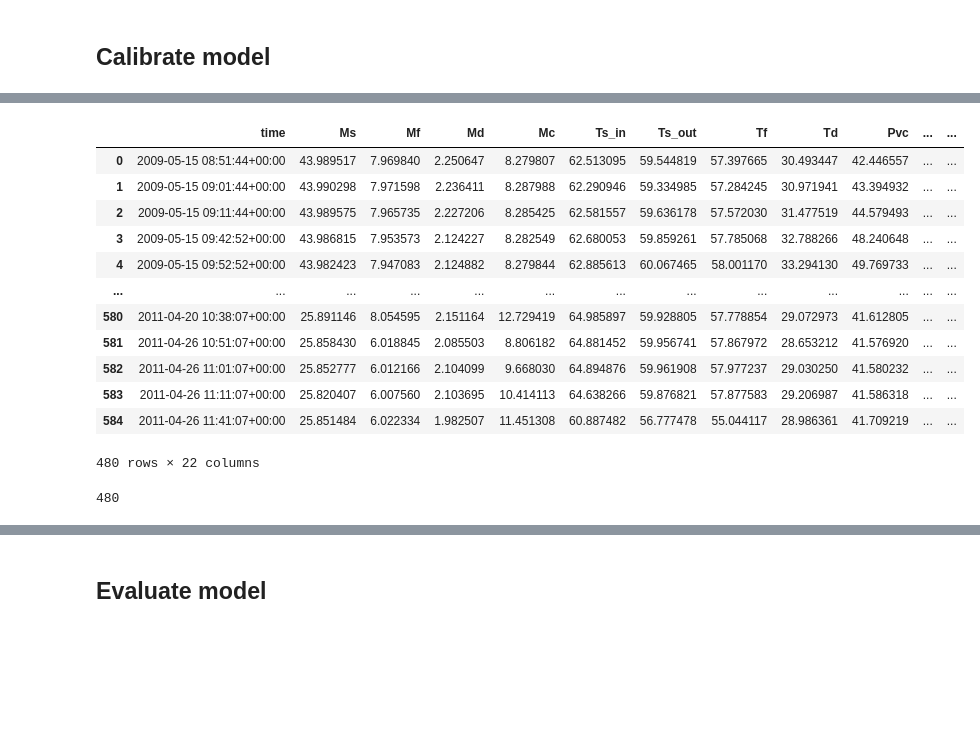
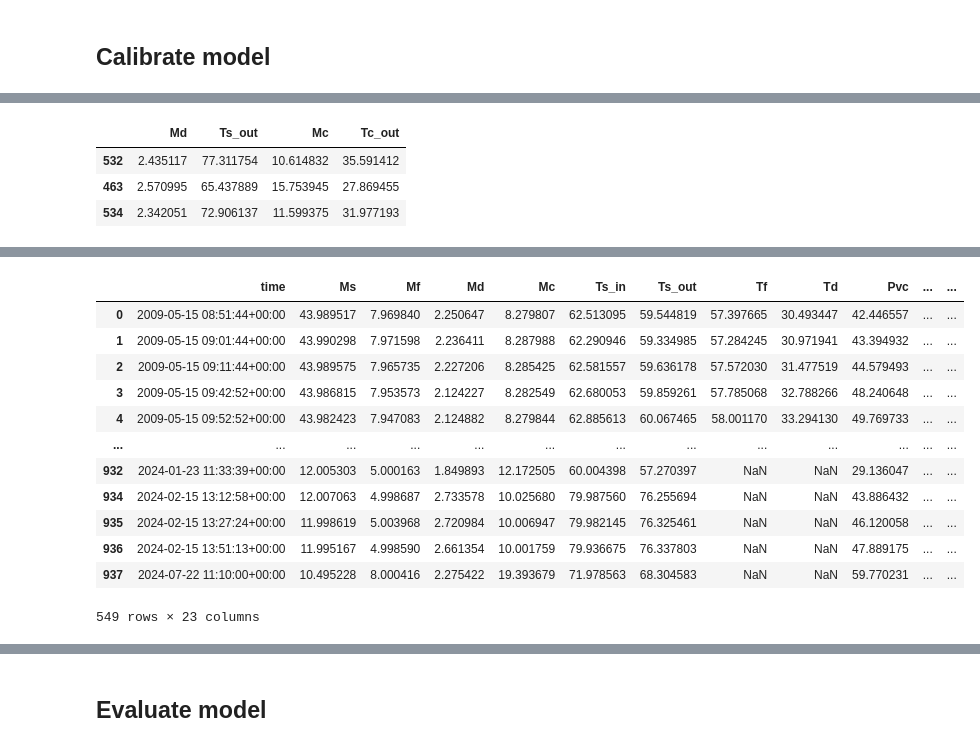
Before and after one commit to juan11iguel/SolarMED, a Jupyter notebook: modeling/notebooks/model_calibrations/med_gpr.ipynb, the cells around one changed output, grey strips where cells are left out. Cells and saved outputs as stored; diff of their text form; code cells hidden in the pictures; blank space fills up the shorter version.

```diff
--- a/modeling/notebooks/model_calibrations/med_gpr.ipynb
+++ b/modeling/notebooks/model_calibrations/med_gpr.ipynb
@@ -60,0 +129,8 @@ Index(['time', 'Ms', 'Mf', 'Md', 'Mc', 'Ts_in', 'Ts_out', 'Tf', 'Td', 'Pvc',
+# %%
+data = pd.read_csv(data_path / "datasets/med_exp_campaigns_operation_points.csv") # "datasets/med_2009_2012_exp_campaign_operation_points.csv")# "datasets/med_exp_campaigns_operation_points.csv")
+
+data["deltaTc"] = data["Tc_out"] - data["Tc_in"]
+# Important! Cooling flow measurements prior to october 2021 include extra 4 m³/h from the vacuum system
+# data.loc[data["time"] < "2021-10-01", "Mc"] += 4.0
+
+data
@@ -61,3 +151,10 @@ Index(['time', 'Ms', 'Mf', 'Md', 'Mc', 'Ts_in', 'Ts_out', 'Tf', 'Td', 'Pvc',
+# %%
+dfs_dict["ref_val"].iloc[[1, 12, 75]]
+# %% [output]
+|  | Md | Ts_out | Mc | Tc_out |
+| 532 | 2.435117 | 77.311754 | 10.614832 | 35.591412 |
+| 463 | 2.570995 | 65.437889 | 15.753945 | 27.869455 |
+| 534 | 2.342051 | 72.906137 | 11.599375 | 31.977193 |
 # %%
 # Filter operation points
 """
@@ -70,33 +167,35 @@ Points are considered different and thus valid if:
 - ΔTc,out > 0.5
 """
 
+len0 = len(data)
 filtered_data = data.copy()
 init_len = 0
 while init_len != len(filtered_data):
     init_len = len(filtered_data)
 
     # Filter points based on the given conditions
-    filtered_data = data[
-        (data['Ts_in'].diff().abs() > 0.5) |
-        (data['Ts_out'].diff().abs() > 0.5) |
-        (data['Tc_out'].diff().abs() > 1.5) |
-        (data['Ms'].diff().abs() / 3.6 > 0.2) |
-        (data['Mf'].diff().abs() > 0.5) |
-        (data['Tc_out'].diff().abs() > 0.5)
-    ]
+    # filtered_data = data[
+    #     (data['Ts_in'].diff().abs() > 0.5) |
+    #     (data['Ts_out'].diff().abs() > 0.5) |
+    #     (data['Tc_out'].diff().abs() > 1.5) |
+    #     (data['Ms'].diff().abs() / 3.6 > 0.2) |
+    #     (data['Mf'].diff().abs() > 0.5) |
+    #     (data['deltaTc'].diff().abs() > 0.5)
+    # ]
 
     # Filter points out of range
     filtered_data = data[
-        (data['Ts_in'].between(52, 75)) &
+        (data['Ts_in'].between(52, 81)) &
         (data['Tc_out'].between(18, 40)) &
         (data['Tc_in'].between(12, 33.8)) &
-        (data['Md'] >= 1.8) &
-        (data['Mf'].between(5, 9))
+        (data['Md'] >= 1.6) &
+        (data['Mc'] < 25.) &
+        (data['Mf'].between(4.8, 9.5)) &
+        (data['deltaTc'].between(2., 25))
     ]
 
-
+logger.info(f"Filtered {len0 - len(filtered_data)} points, remaining {len(filtered_data)} points.")
 display(filtered_data)
-print(f"{len(filtered_data)}")
 
 data = filtered_data
 # %% [output]
@@ -103,14 +203,13 @@ data = filtered_data
 |  | time | Ms | Mf | Md | Mc | Ts_in | Ts_out | Tf | Td | Pvc | ... | ... |
 | 0 | 2009-05-15 08:51:44+00:00 | 43.989517 | 7.969840 | 2.250647 | 8.279807 | 62.513095 | 59.544819 | 57.397665 | 30.493447 | 42.446557 | ... | ... |
 | 1 | 2009-05-15 09:01:44+00:00 | 43.990298 | 7.971598 | 2.236411 | 8.287988 | 62.290946 | 59.334985 | 57.284245 | 30.971941 | 43.394932 | ... | ... |
 | 2 | 2009-05-15 09:11:44+00:00 | 43.989575 | 7.965735 | 2.227206 | 8.285425 | 62.581557 | 59.636178 | 57.572030 | 31.477519 | 44.579493 | ... | ... |
 | 3 | 2009-05-15 09:42:52+00:00 | 43.986815 | 7.953573 | 2.124227 | 8.282549 | 62.680053 | 59.859261 | 57.785068 | 32.788266 | 48.240648 | ... | ... |
 | 4 | 2009-05-15 09:52:52+00:00 | 43.982423 | 7.947083 | 2.124882 | 8.279844 | 62.885613 | 60.067465 | 58.001170 | 33.294130 | 49.769733 | ... | ... |
 | ... | ... | ... | ... | ... | ... | ... | ... | ... | ... | ... | ... | ... |
-| 580 | 2011-04-20 10:38:07+00:00 | 25.891146 | 8.054595 | 2.151164 | 12.729419 | 64.985897 | 59.928805 | 57.778854 | 29.072973 | 41.612805 | ... | ... |
-| 581 | 2011-04-26 10:51:07+00:00 | 25.858430 | 6.018845 | 2.085503 | 8.806182 | 64.881452 | 59.956741 | 57.867972 | 28.653212 | 41.576920 | ... | ... |
-| 582 | 2011-04-26 11:01:07+00:00 | 25.852777 | 6.012166 | 2.104099 | 9.668030 | 64.894876 | 59.961908 | 57.977237 | 29.030250 | 41.580232 | ... | ... |
-| 583 | 2011-04-26 11:11:07+00:00 | 25.820407 | 6.007560 | 2.103695 | 10.414113 | 64.638266 | 59.876821 | 57.877583 | 29.206987 | 41.586318 | ... | ... |
-| 584 | 2011-04-26 11:41:07+00:00 | 25.851484 | 6.022334 | 1.982507 | 11.451308 | 60.887482 | 56.777478 | 55.044117 | 28.986361 | 41.709219 | ... | ... |
+| 932 | 2024-01-23 11:33:39+00:00 | 12.005303 | 5.000163 | 1.849893 | 12.172505 | 60.004398 | 57.270397 | NaN | NaN | 29.136047 | ... | ... |
+| 934 | 2024-02-15 13:12:58+00:00 | 12.007063 | 4.998687 | 2.733578 | 10.025680 | 79.987560 | 76.255694 | NaN | NaN | 43.886432 | ... | ... |
+| 935 | 2024-02-15 13:27:24+00:00 | 11.998619 | 5.003968 | 2.720984 | 10.006947 | 79.982145 | 76.325461 | NaN | NaN | 46.120058 | ... | ... |
+| 936 | 2024-02-15 13:51:13+00:00 | 11.995167 | 4.998590 | 2.661354 | 10.001759 | 79.936675 | 76.337803 | NaN | NaN | 47.889175 | ... | ... |
+| 937 | 2024-07-22 11:10:00+00:00 | 10.495228 | 8.000416 | 2.275422 | 19.393679 | 71.978563 | 68.304583 | NaN | NaN | 59.770231 | ... | ... |
-480 rows × 22 columns
-480
+549 rows × 23 columns
```
Also changed, not shown: parts of 28 cells of this notebook, 32 other files.
